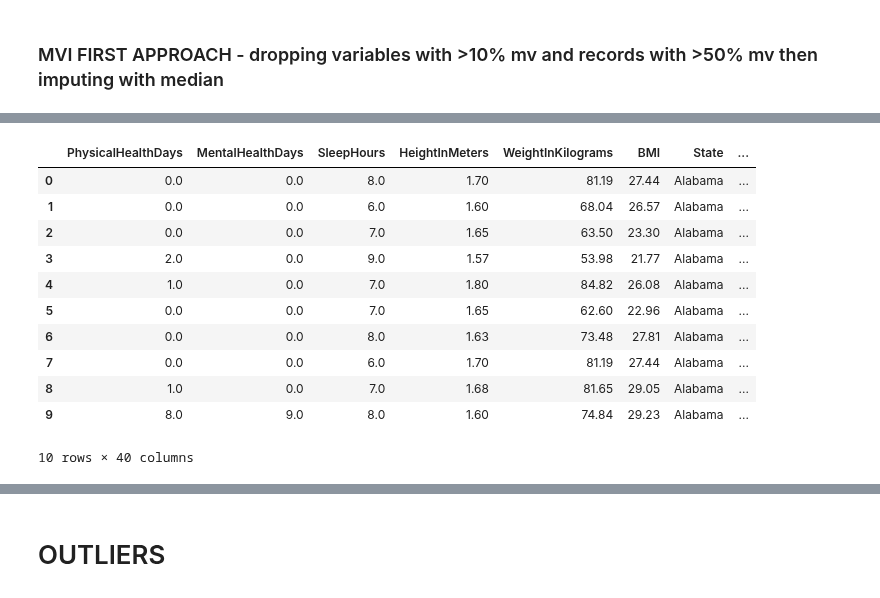
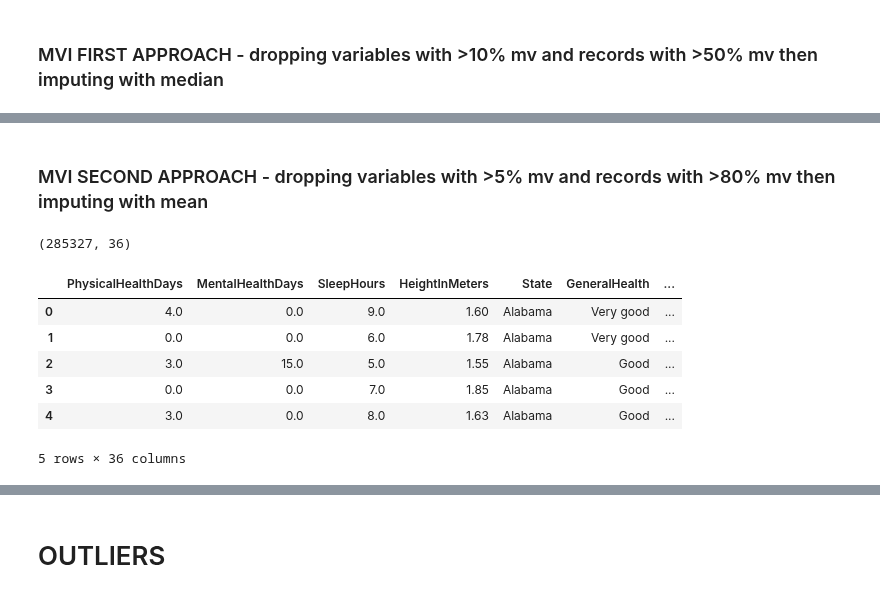
Before and after one commit to raquelfmcardoso/datascience-2023-2024-project, a Jupyter notebook: classification/covid_datapreparation.ipynb, the cells around one changed output, grey strips where cells are left out. Saved outputs shown, nothing was run; the diff lists cells and outputs as text; code cells hidden in the pictures.

```diff
--- a/classification/covid_datapreparation.ipynb
+++ b/classification/covid_datapreparation.ipynb
@@ -307,16 +339,19 @@ show()
-# %%
-df: DataFrame = mvi_by_filling(data, strategy="frequent")
-df.head(10)
-# %% [output]
-|  | PhysicalHealthDays | MentalHealthDays | SleepHours | HeightInMeters | WeightInKilograms | BMI | State | ... |
-| 0 | 0.0 | 0.0 | 8.0 | 1.70 | 81.19 | 27.44 | Alabama | ... |
-| 1 | 0.0 | 0.0 | 6.0 | 1.60 | 68.04 | 26.57 | Alabama | ... |
-| 2 | 0.0 | 0.0 | 7.0 | 1.65 | 63.50 | 23.30 | Alabama | ... |
-| 3 | 2.0 | 0.0 | 9.0 | 1.57 | 53.98 | 21.77 | Alabama | ... |
-| 4 | 1.0 | 0.0 | 7.0 | 1.80 | 84.82 | 26.08 | Alabama | ... |
-| 5 | 0.0 | 0.0 | 7.0 | 1.65 | 62.60 | 22.96 | Alabama | ... |
-| 6 | 0.0 | 0.0 | 8.0 | 1.63 | 73.48 | 27.81 | Alabama | ... |
-| 7 | 0.0 | 0.0 | 6.0 | 1.70 | 81.19 | 27.44 | Alabama | ... |
-| 8 | 1.0 | 0.0 | 7.0 | 1.68 | 81.65 | 29.05 | Alabama | ... |
-| 9 | 8.0 | 9.0 | 8.0 | 1.60 | 74.84 | 29.23 | Alabama | ... |
-10 rows × 40 columns
+# %% [markdown]
+### MVI SECOND APPROACH - dropping variables with >5% mv and records with >80% mv then imputing with mean
+# %%
+from dslab_functions import mvi_by_filling
+df: DataFrame = mvi_by_dropping(data, min_pct_per_variable=0.95, min_pct_per_record=0.9)
+print(df.shape)
+
+# change mvi_by_filling to mean!
+df: DataFrame = mvi_by_filling(df, strategy="frequent")
+df.head()
+# %% [output]
+(285327, 36)
+|  | PhysicalHealthDays | MentalHealthDays | SleepHours | HeightInMeters | State | GeneralHealth | ... |
+| 0 | 4.0 | 0.0 | 9.0 | 1.60 | Alabama | Very good | ... |
+| 1 | 0.0 | 0.0 | 6.0 | 1.78 | Alabama | Very good | ... |
+| 2 | 3.0 | 15.0 | 5.0 | 1.55 | Alabama | Good | ... |
+| 3 | 0.0 | 0.0 | 7.0 | 1.85 | Alabama | Good | ... |
+| 4 | 3.0 | 0.0 | 8.0 | 1.63 | Alabama | Good | ... |
+5 rows × 36 columns
```
Also changed, not shown: parts of 14 cells of this notebook, 1 other file.
